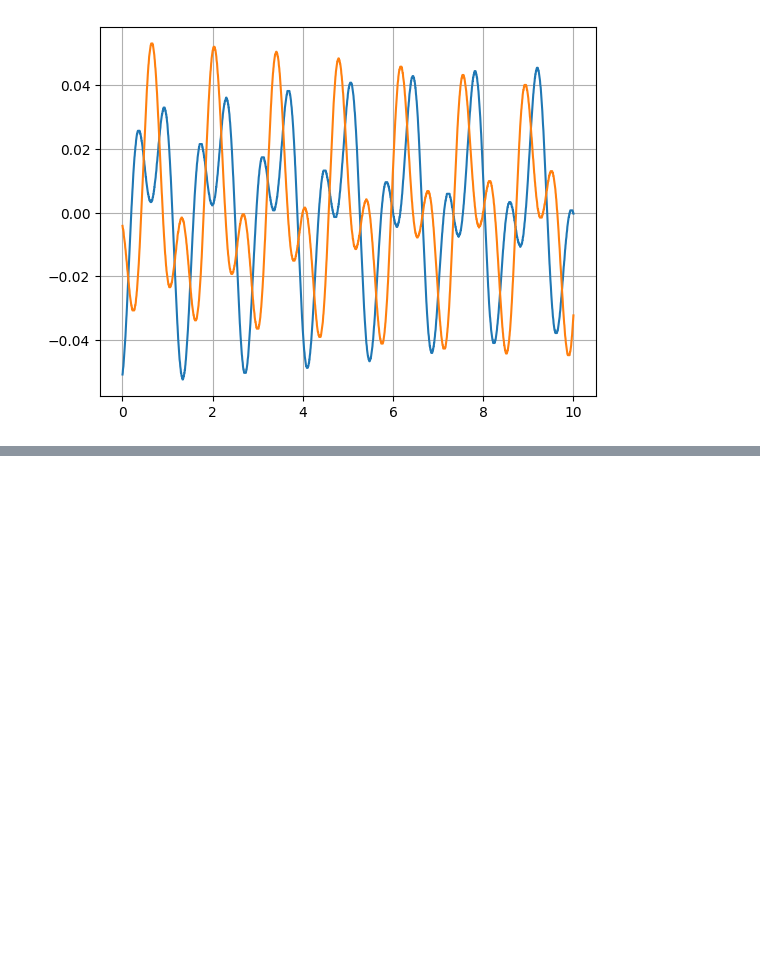
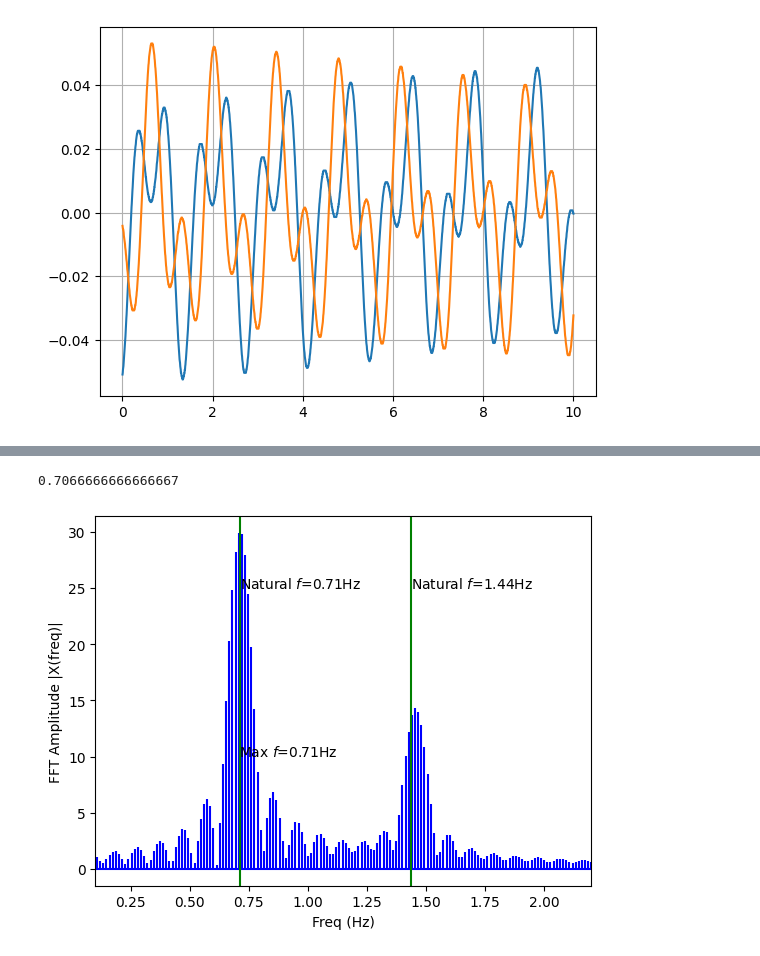
Before and after one commit to evgeny-kolonsky/Lab3_Coupled_Oscillator, a Jupyter notebook: Lab2_Coupled_Oscillator.ipynb, the cells around one changed output, grey strips where cells are left out. Cells and saved outputs as stored; diff of their text form; code cells hidden in the pictures; blank space fills up the shorter version.

```diff
--- a/Lab2_Coupled_Oscillator.ipynb
+++ b/Lab2_Coupled_Oscillator.ipynb
@@ -162,0 +180,5 @@ get_frequency(t,x2, show=True)
+# %%
+get_frequency(t,x2, show=True)
+# %% [output]
+0.7066666666666667
+[figure, added]
```
Also changed, not shown: parts of 7 cells of this notebook.
